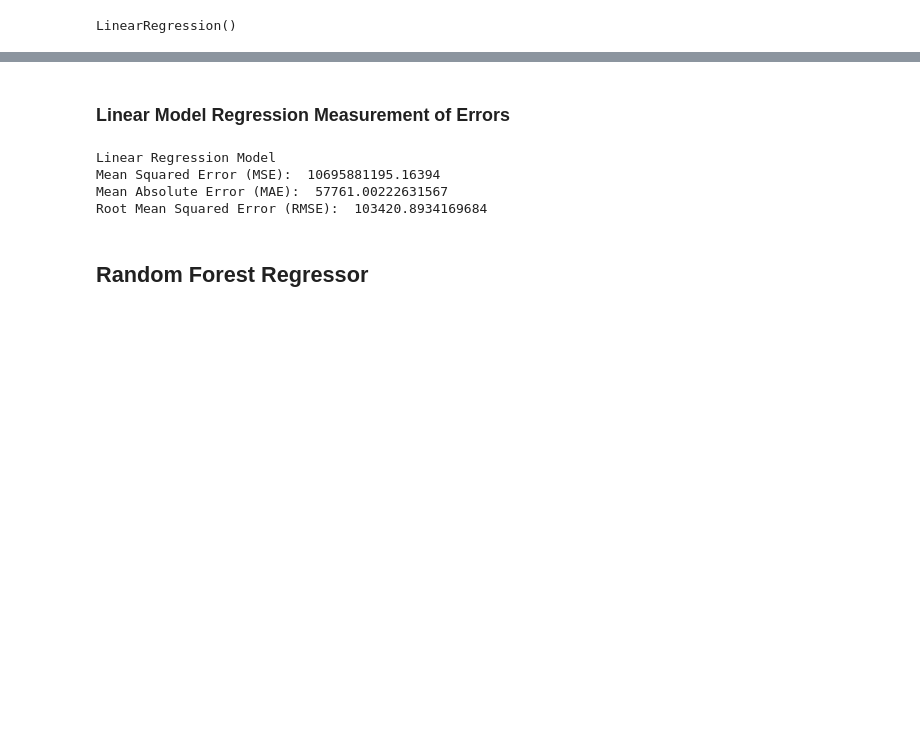
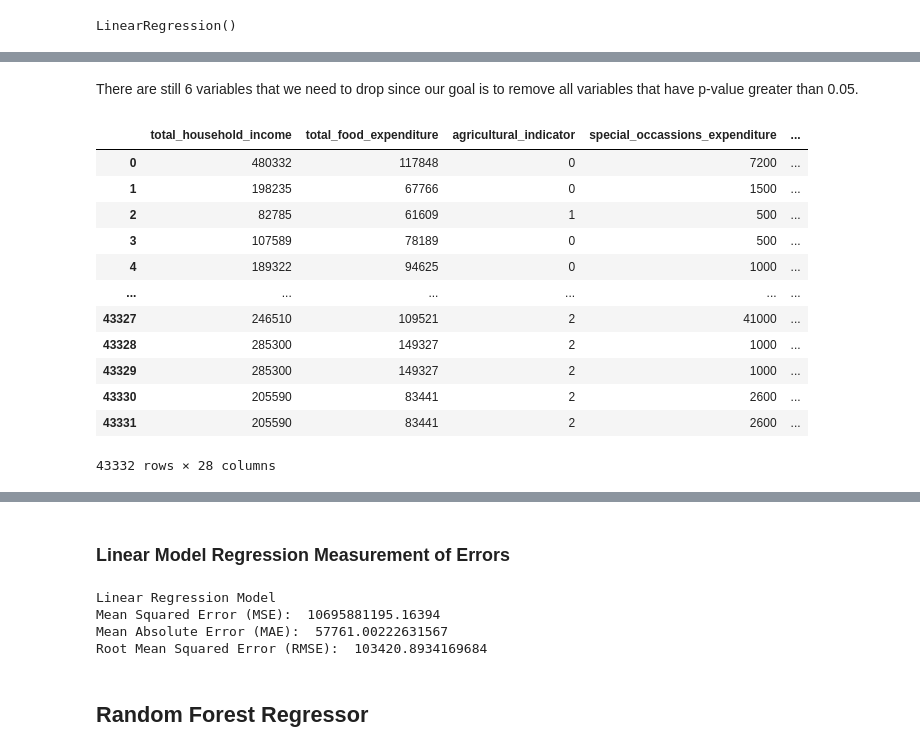
Before and after one commit to legaspicary/it465-group-project, a Jupyter notebook: group_project.ipynb, the cells around one changed output, grey strips where cells are left out. Saved outputs shown, nothing was run; the diff lists cells and outputs as text; code cells hidden in the pictures; blank space fills up the shorter version.

```diff
--- a/group_project.ipynb
+++ b/group_project.ipynb
@@ -632,0 +705,19 @@ LinearRegression()
+# %% [markdown]
+There are still 6 variables that we need to drop since our goal is to remove all variables that have p-value greater than 0.05.
+# %%
+redropped_income_df = dropped_income_df.drop(['region_I','region_II','region_IV-B', 'region_VIII', 'region_XI', 'head_sex_male'], axis=1)
+redropped_income_df
+# %% [output]
+|  | total_household_income | total_food_expenditure | agricultural_indicator | special_occassions_expenditure | ... |
+| 0 | 480332 | 117848 | 0 | 7200 | ... |
+| 1 | 198235 | 67766 | 0 | 1500 | ... |
+| 2 | 82785 | 61609 | 1 | 500 | ... |
+| 3 | 107589 | 78189 | 0 | 500 | ... |
+| 4 | 189322 | 94625 | 0 | 1000 | ... |
+| ... | ... | ... | ... | ... | ... |
+| 43327 | 246510 | 109521 | 2 | 41000 | ... |
+| 43328 | 285300 | 149327 | 2 | 1000 | ... |
+| 43329 | 285300 | 149327 | 2 | 1000 | ... |
+| 43330 | 205590 | 83441 | 2 | 2600 | ... |
+| 43331 | 205590 | 83441 | 2 | 2600 | ... |
+43332 rows × 28 columns
```
Also changed, not shown: parts of 18 cells of this notebook.
